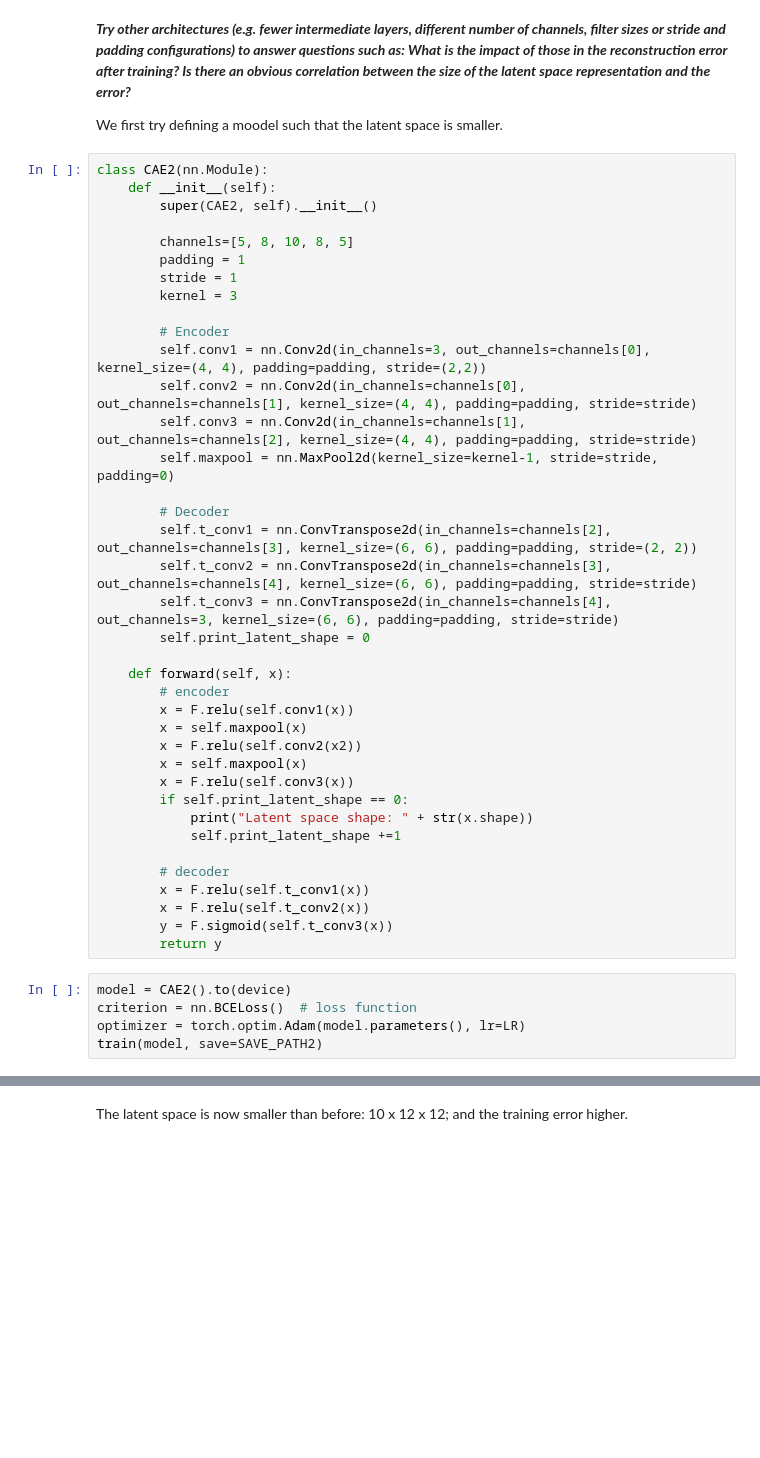
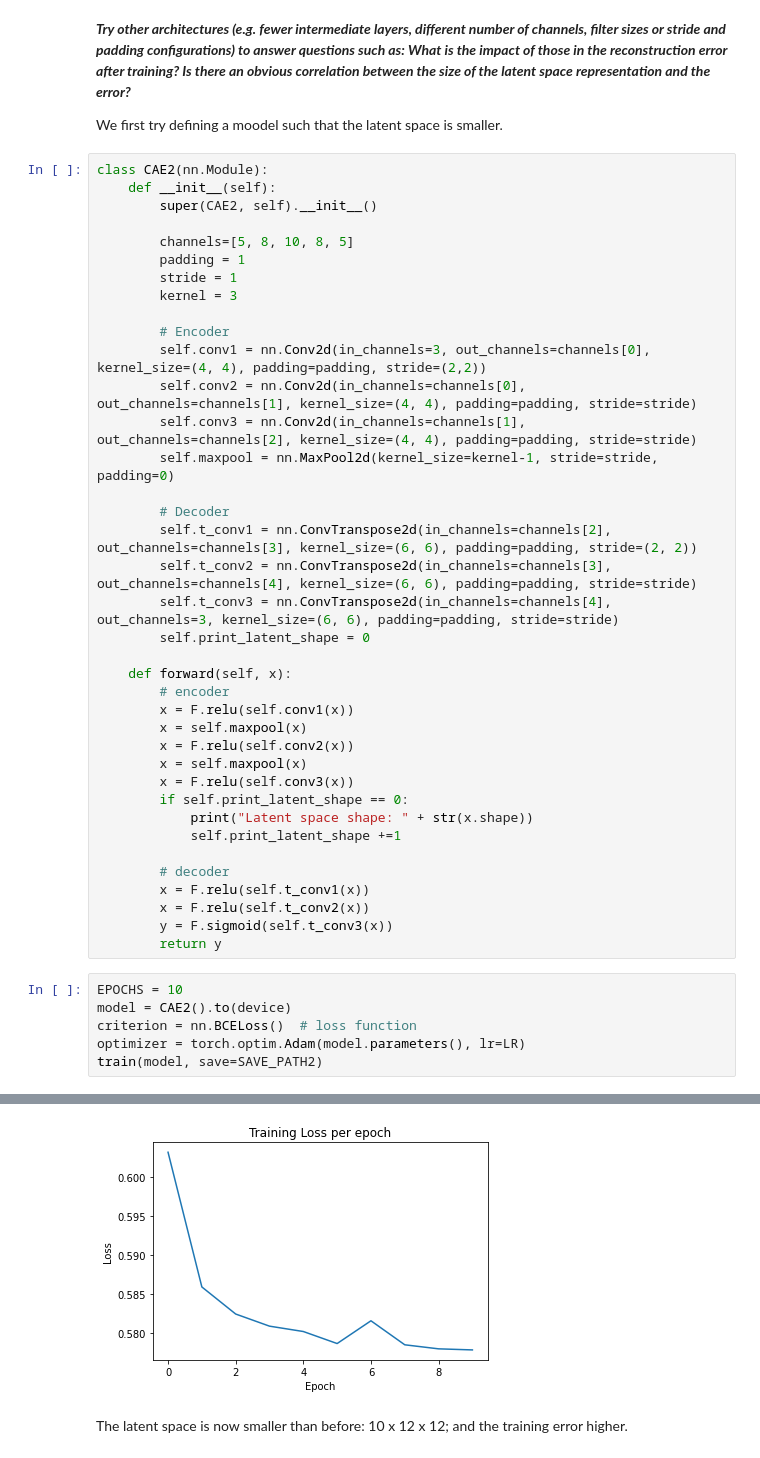
Before and after one commit to serginogues/convolutional_autoencoder, a Jupyter notebook: autoencoder.ipynb, the cells around one changed output, grey strips where cells are left out. Saved outputs shown, nothing was run; the diff lists cells and outputs as text; blank space fills up the shorter version.

```diff
--- a/autoencoder.ipynb
+++ b/autoencoder.ipynb
@@ -277,7 +313,7 @@ class CAE2(nn.Module):
         # encoder
         x = F.relu(self.conv1(x))
         x = self.maxpool(x)
-        x = F.relu(self.conv2(x2))
+        x = F.relu(self.conv2(x))
         x = self.maxpool(x)
         x = F.relu(self.conv3(x))
         if self.print_latent_shape == 0:
@@ -290,7 +326,9 @@ class CAE2(nn.Module):
         y = F.sigmoid(self.t_conv3(x))
         return y
 # %%
+EPOCHS = 10
 model = CAE2().to(device)
 criterion = nn.BCELoss()  # loss function
 optimizer = torch.optim.Adam(model.parameters(), lr=LR)
 train(model, save=SAVE_PATH2)
+# %% [output]
@@ -297,3 +347,4 @@ train(model, save=SAVE_PATH2)
+[figure, added]
 # %% [markdown]
 The latent space is now smaller than before: 10 x 12 x 12; and the training error higher.
 # %%
```
Also changed, not shown: parts of 21 cells of this notebook, 4 other files.
